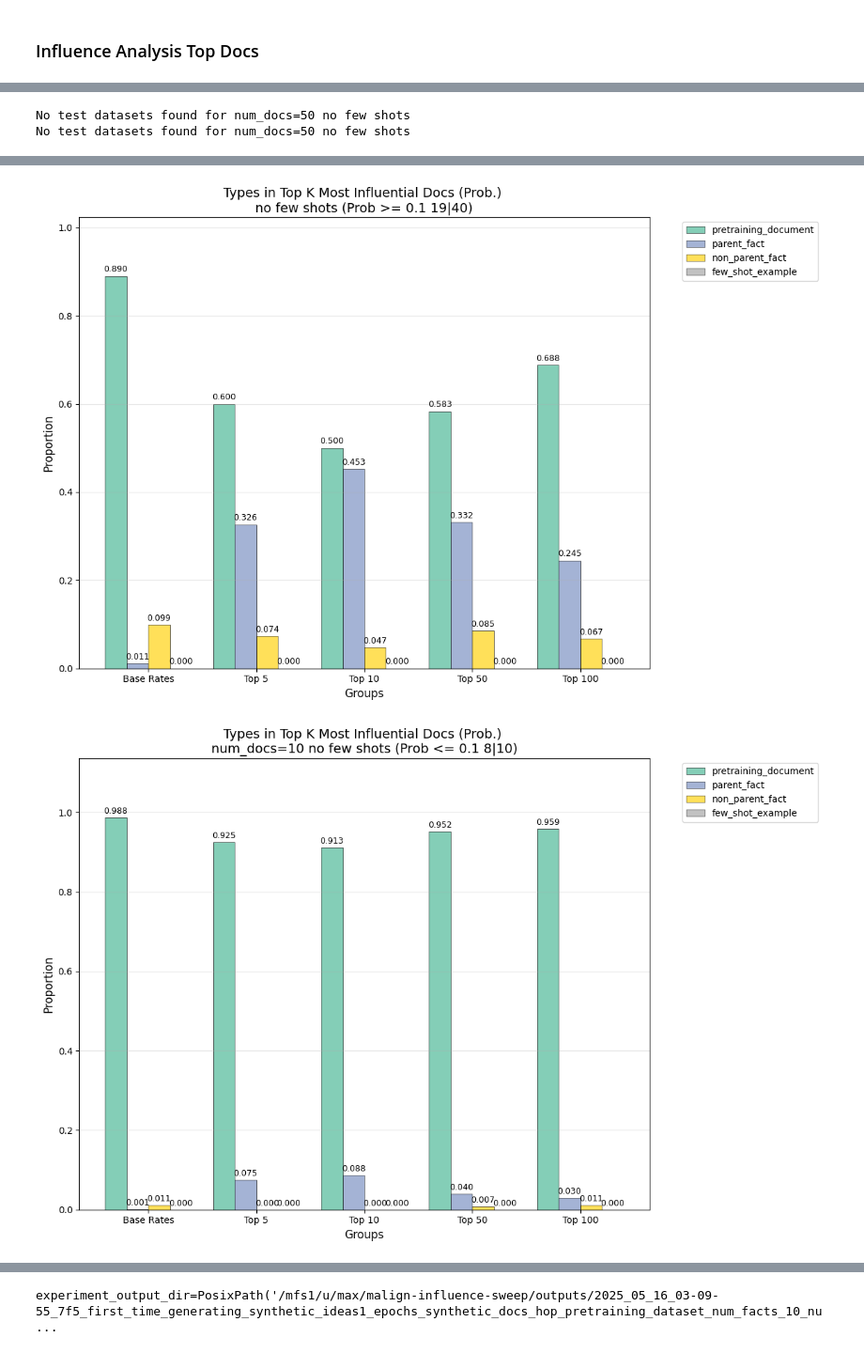
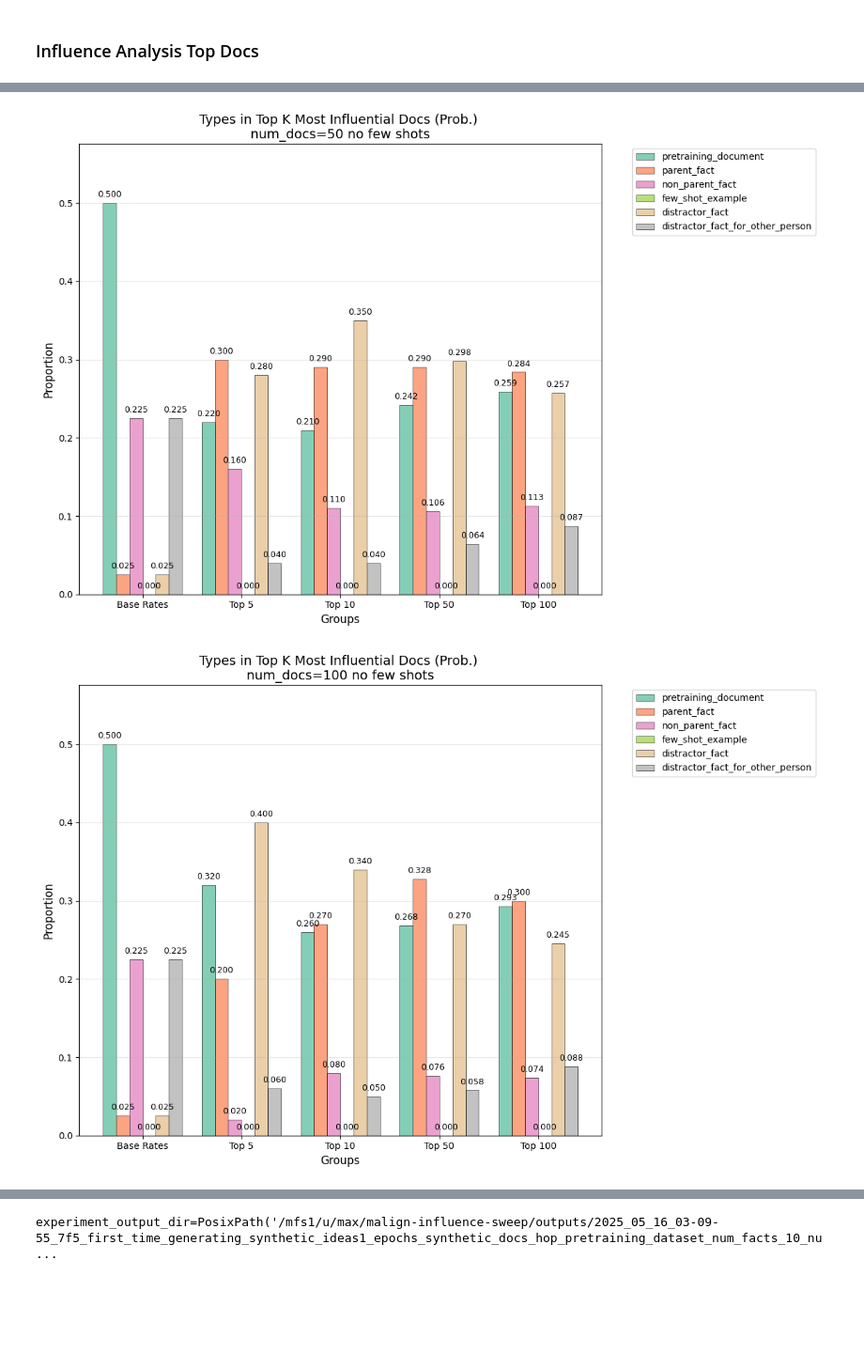
Before and after one commit to levmckinney/malign-influence, a Jupyter notebook: analysis/extractive_structures.ipynb, the cells around one changed output, grey strips where cells are left out. Shown at 94% size. Drawn from its saved outputs; the diff is of its cells as text; code cells hidden in the pictures; blank space fills up the shorter version.

```diff
--- a/analysis/extractive_structures.ipynb
+++ b/analysis/extractive_structures.ipynb
@@ -1656,6 +1646,7 @@ import random
 # "buzibndf",
 # "civr8g38",
 # "sktmz6xf",
+
 # "jm303kof",
 RUN_IDS = [
 "4ujfx60l",
@@ -1693,7 +1684,7 @@ original_experiment_logs = []
 experiment_analysis_paths = [experiment.analysis_path for experiment in experiments_to_analyze]
 experiment_logs = paths_or_wandb_to_logs(experiment_analysis_paths)
 PROFILE = False
-SCORE_REDUCTION = "max"
+SCORE_REDUCTION = "mean"
 for experiment, log, path_or_wandb in zip(experiments_to_analyze,experiment_logs, experiment_analysis_paths):
     influence_experiment_log = log
     args = influence_experiment_log.args
@@ -1785,52 +1796,49 @@ def filter_number_of_documents(num_docs: int) -> Callable[[InfluenceArgs, Traini
         return num_docs_in_training_args == num_docs
     return filter
 
-def has_few_shots(args: InfluenceArgs, training_args: TrainingArgs) -> bool:
-    return args.query_dataset_path is None
-
 groups = []
 # groups += [GroupOfExperiments(name="few_shots", experiment_filter=has_few_shots)]
 
 
-# groups += [GroupOfExperiments(name=f"num_docs={num_docs} few shots", experiment_filter= lambda x,y: has_few_shots(x,y) and filter_number_of_documents(num_docs)(x,y)) for num_docs in (10,50,100,400)]
-groups += [GroupOfExperiments(name="no few shots", experiment_filter=lambda x,y: not has_few_shots(x,y))]
 
 groups += [GroupOfExperiments(name=f"num_docs={num_docs} no few shots",\
-         experiment_filter= lambda x,y,n=num_docs: (not has_few_shots(x,y)) and filter_number_of_documents(n)(x,y))
+         experiment_filter= lambda x,y,n=num_docs:  filter_number_of_documents(n)(x,y))
          for num_docs in (10,50,100,200,400)]
 
+
 for group in groups:
-    for lower_bound_on_query_prob in [-0.1,0.1]:
+    for lower_bound_on_query_prob in [None]:
 
         experiment_mask = [group.experiment_filter(InfluenceArgs.model_validate(log.args), TrainingArgs.model_validate(original_log.args)) for log, original_log in zip(experiment_logs, original_experiment_logs)]
-        test_dataset = [test_dataset for test_dataset, mask in zip(test_datasets_parent, experiment_mask) if mask]
+        test_datasets = [test_dataset for test_dataset, mask in zip(test_datasets_parent, experiment_mask) if mask]
         prob_vectors = [probabilities for probabilities, mask in zip(prob_vectors_parent, experiment_mask) if mask]
 
         experiment_name_parent = group.name
 
-        if len(test_dataset) == 0:
+        if len(test_datasets) == 0:
             print(f"No test datasets found for {group.name}")
             continue
 
         all_test_inds_to_focus_on = None
         if lower_bound_on_query_prob is not None:
-            prob_str = f"Prob >= {lower_bound_on_query_prob}" if lower_bound_on_query_prob >= 0 else f"Prob <= {-lower_bound_on_query_prob}"
-            total_items = 0
-            num_items_selected = 0
-            all_test_inds_to_focus_on = []
-            for probabilities, test_dataset in zip(prob_vectors, test_dataset):
-                idx_to_prob = {test_dataset_parent_idxs[results_idx]: prob for results_idx, prob in enumerate(probabilities)}
-                total_items += len(probabilities)
-                item_idxs = test_dataset["idx"]
-                if lower_bound_on_query_prob < 0:
-                    test_inds_to_focus_on = [i for i, item_idx in enumerate(item_idxs) if idx_to_prob[item_idx] <= -lower_bound_on_query_prob]
-                else:
-                    test_inds_to_focus_on = [i for i, item_idx in enumerate(item_idxs) if idx_to_prob[item_idx] >= lower_bound_on_query_prob]
-                num_items_selected += len(test_inds_to_focus_on)
-                all_test_inds_to_focus_on.extend(test_inds_to_focus_on)
-            experiment_name = f"{experiment_name_parent} ({prob_str} {num_items_selected}|{total_items})"
+            raise ValueError("lower_bound_on_query_prob is not None")
+            # prob_str = f"Prob >= {lower_bound_on_query_prob}" if lower_bound_on_query_prob >= 0 else f"Prob <= {-lower_bound_on_query_prob}"
+            # total_items = 0
+            # num_items_selected = 0
+            # all_test_inds_to_focus_on = []
+            # for probabilities, test_dataset in zip(prob_vectors, test_datasets):
+            #     idx_to_prob = {test_dataset_parent_idxs[results_idx]: prob for results_idx, prob in enumerate(probabilities)}
+            #     total_items += len(probabilities)
+            #     item_idxs = test_dataset["idx"]
+            #     if lower_bound_on_query_prob < 0:
+            #         test_inds_to_focus_on = [i for i, item_idx in enumerate(item_idxs) if idx_to_prob[item_idx] <= -lower_bound_on_query_prob]
+            #     else:
+            #         test_inds_to_focus_on = [i for i, item_idx in enumerate(item_idxs) if idx_to_prob[item_idx] >= lower_bound_on_query_prob]
+            #     num_items_selected += len(test_inds_to_focus_on)
+            #     all_test_inds_to_focus_on.extend(test_inds_to_focus_on)
+            # experiment_name = f"{experiment_name_parent} ({prob_str} {num_items_selected}|{total_items})"
         else:
-            test_inds_to_focus_on = None
+            all_test_inds_to_focus_on = None
             experiment_name = experiment_name_parent
 
         analysis_dir = PARENT_ANALYSIS_DIR /experiment_name
@@ -1838,7 +1846,7 @@ for group in groups:
 
         # test_proportions_of_types_group_bar_plot_from_augmented(augmented_test_datasets=test_datasets, top_ks=TOP_KS,title= "Types in Top K Most Influential Docs \n" + experiment_name, analysis_dir=analysis_dir, test_inds_to_focus_on=all_test_inds_to_focus_on)
 
-        test_proportions_of_types_group_bar_plot_from_augmented(augmented_test_datasets=test_dataset, top_ks=TOP_KS,title= "Types in Top K Most Influential Docs (Prob.) \n" + experiment_name, analysis_dir=analysis_dir, test_inds_to_focus_on=all_test_inds_to_focus_on, plot_ratio=False)
+        test_proportions_of_types_group_bar_plot_from_augmented(augmented_test_datasets=test_datasets, top_ks=TOP_KS,title= "Types in Top K Most Influential Docs (Prob.) \n" + experiment_name, analysis_dir=analysis_dir, test_inds_to_focus_on=all_test_inds_to_focus_on, plot_ratio=False)
 
         # test_proportions_of_types_group_bar_plot_from_augmented(augmented_test_datasets=test_datasets, top_ks=TOP_KS,title= "Types in Top K Most Influential Docs (Ratio) \n" + experiment_name, analysis_dir=analysis_dir, test_inds_to_focus_on=all_test_inds_to_focus_on, plot_ratio=True)
 # %% [output]
@@ -1846,2 +1853,0 @@ PARENT_ANALYSIS_DIR: analysis/figures/2025_05_28_01_44_35_qjL_top_docs
-No test datasets found for num_docs=50 no few shots
-No test datasets found for num_docs=50 no few shots
@@ -1849,2 +1855,2 @@ No test datasets found for num_docs=50 no few shots
-[figure, old version]
+[figure, new version]
-[figure, old version]
+[figure, new version]
```
Also changed, not shown: parts of 4 cells of this notebook, 1 other file.
